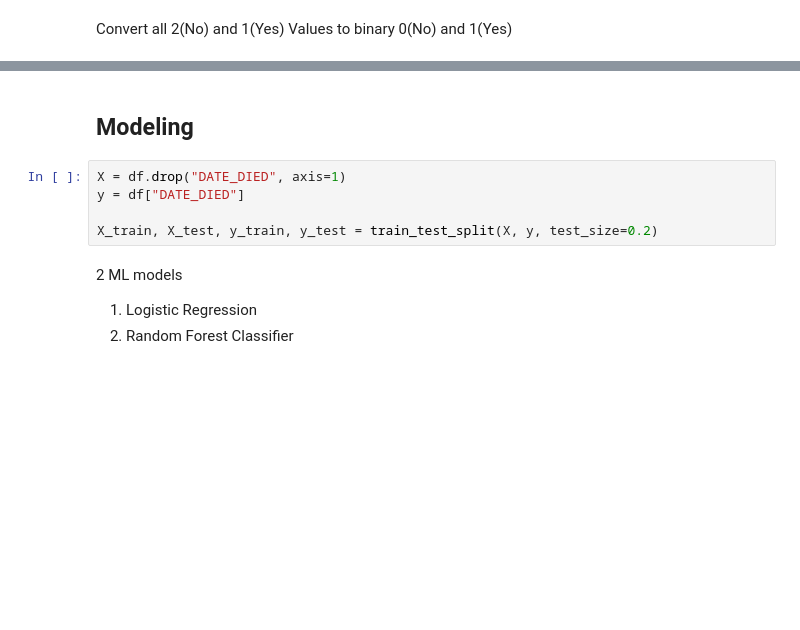
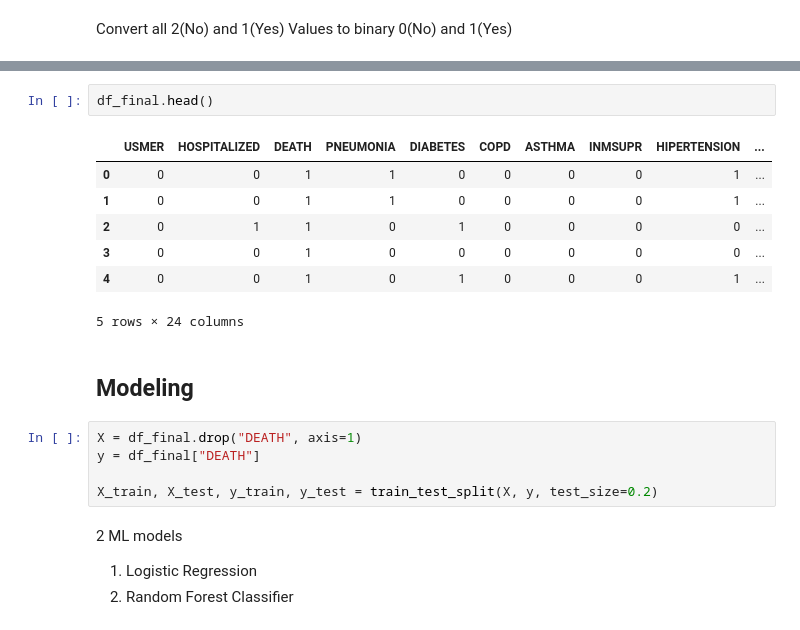
Before and after one commit to IISC-ICAIML-Porject/Covid-19-Mortality-Prediction, a Jupyter notebook: Covid_19_Mortality_prediction.ipynb, the cells around one changed output, grey strips where cells are left out. Saved outputs shown, nothing was run; the diff lists cells and outputs as text; blank space fills up the shorter version.

```diff
--- a/Covid_19_Mortality_prediction.ipynb
+++ b/Covid_19_Mortality_prediction.ipynb
@@ -304,8 +333,18 @@ df_final
+# %%
+df_final.head()
+# %% [output]
+|  | USMER | HOSPITALIZED | DEATH | PNEUMONIA | DIABETES | COPD | ASTHMA | INMSUPR | HIPERTENSION | ... |
+| 0 | 0 | 0 | 1 | 1 | 0 | 0 | 0 | 0 | 1 | ... |
+| 1 | 0 | 0 | 1 | 1 | 0 | 0 | 0 | 0 | 1 | ... |
+| 2 | 0 | 1 | 1 | 0 | 1 | 0 | 0 | 0 | 0 | ... |
+| 3 | 0 | 0 | 1 | 0 | 0 | 0 | 0 | 0 | 0 | ... |
+| 4 | 0 | 0 | 1 | 0 | 1 | 0 | 0 | 0 | 1 | ... |
+5 rows × 24 columns
 # %% [markdown]
 ## Modeling
 # %%
-X = df.drop("DATE_DIED", axis=1)
-y = df["DATE_DIED"]
+X = df_final.drop("DEATH", axis=1)
+y = df_final["DEATH"]
 
 X_train, X_test, y_train, y_test = train_test_split(X, y, test_size=0.2)
 # %% [markdown]
```
Also changed, not shown: parts of 8 cells of this notebook.
